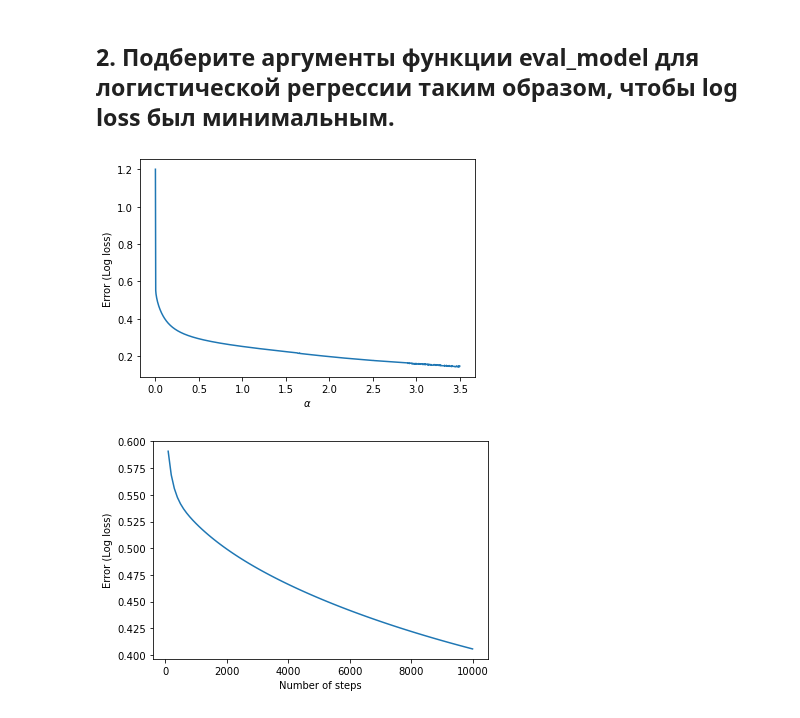
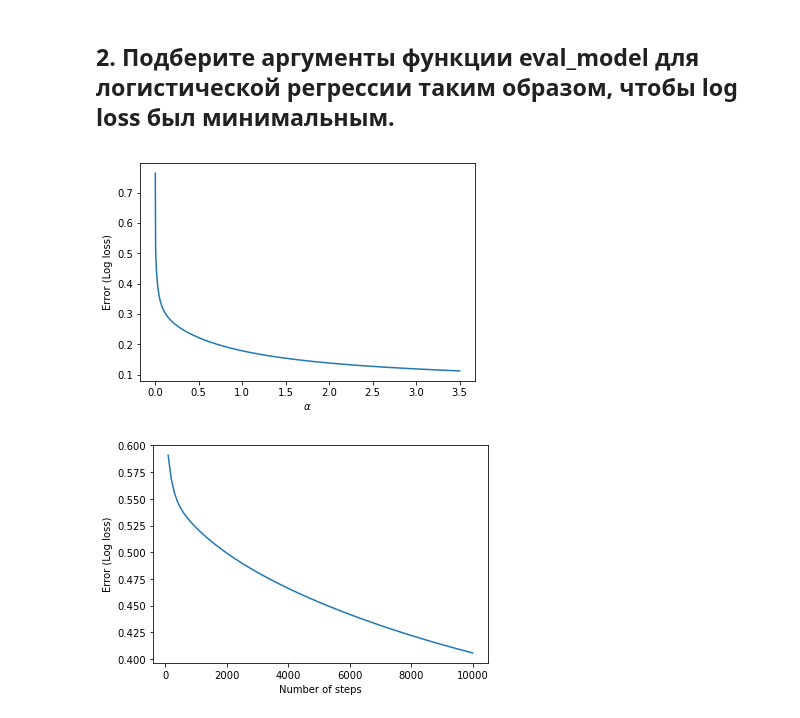
Before and after one commit to stureiko/GeekBrains, a Jupyter notebook: Algoritms/Lesson_03/Lesson_03_hTask.ipynb, the cells around one changed output. Saved outputs shown, nothing was run; the diff lists cells and outputs as text; code cells hidden in the pictures.

```diff
--- a/Algoritms/Lesson_03/Lesson_03_hTask.ipynb
+++ b/Algoritms/Lesson_03/Lesson_03_hTask.ipynb
@@ -42,5 +74,37 @@ def eval_model(X, y, iterations=1000, alpha=1e-4):
-# %%
-def calc_std_feat(x):
-    res = (x - x.mean()) / x.std()
-    return res
+# %%
+def calc_std_feat(X: np.array)->np.array:
+    """
+    Scaling features using standardization
+    The first sign is const = 1, so does not scale
+    Parameters:
+    ----------------
+    X: np.array
+        Feature matrix
+
+    Returns:
+    ----------------
+        X_trasformed: np.array
+            Scaled feature matrix
+    ================================================
+
+    Масштабирование признаков методом стандартизации
+    Первый признак const=1, поэтому не масштабируется
+
+    Parameters:
+    ----------------
+    X: np.array
+        Матрица признаков
+
+    Returns:
+    ----------------
+        X_trasformed: np.array
+            Масштабированная матрица признаков
+    """
+    X_transformed = X[1:,].copy()
+    X_mean, X_std = X_transformed.mean(axis=1), X_transformed.std(axis=1)
+    X_mean, X_std = X_mean.reshape(X_transformed.shape[0], 1), X_std.reshape(X_transformed.shape[0], 1)
+
+    X_transformed = (X_transformed - X_mean) / X_std
+    X_transformed = np.vstack((np.ones(X_transformed.shape[1]), X_transformed))
+    return X_transformed
 # %%
@@ -58,21 +134,21 @@ X = np.array([[1, 1, 1, 1, 1, 1, 1, 1, 1, 1],
 y = np.array([0, 0, 1, 0, 1, 0, 1, 0, 1, 1], dtype = np.float64)
 # %%
 X_st = X.copy()
-X_st[2, :] = calc_std_feat(X[2, :])
+X_st = calc_std_feat(X)
 steps = 1000
 err = np.ones(steps)
 a1 = 1e-5
 a2 = 3.5
 for step, alpha in tqdm(enumerate(np.linspace(a1, a2, steps))):
     W, err_ = eval_model(X_st, y, iterations=1000, alpha=alpha)
     err[step] = err_[-1]
 
 s = np.linspace(a1, a2, steps)
 plt.plot(s, err)
 plt.xlabel(r'$\alpha$')
 plt.ylabel('Error (Log loss)')
 plt.show()
 # %% [output]
-[figure, old version]
+[figure, new version]
 # %%
 X_st = X.copy()
```
Also changed, not shown: parts of 22 cells of this notebook, 1 other file.
